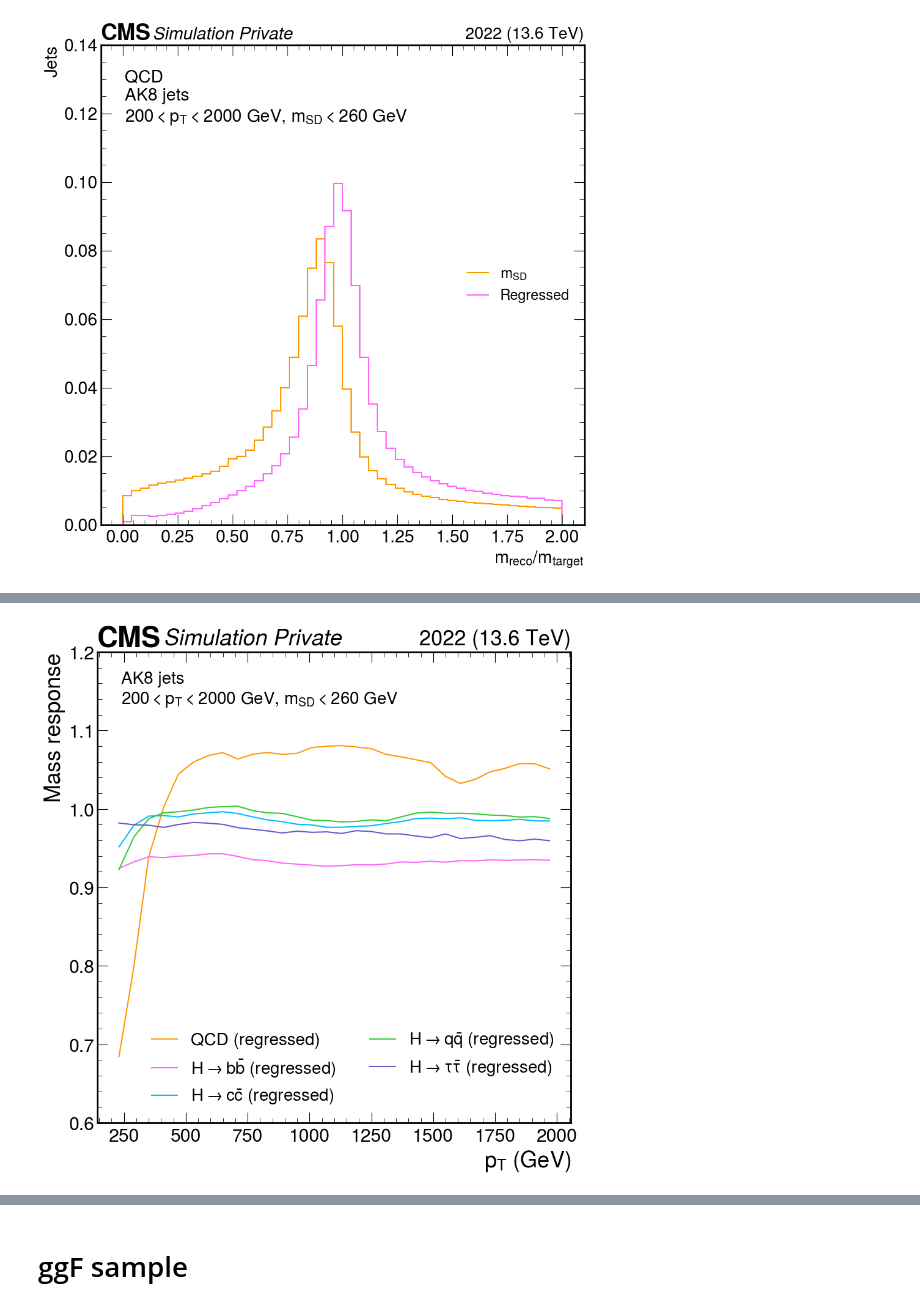
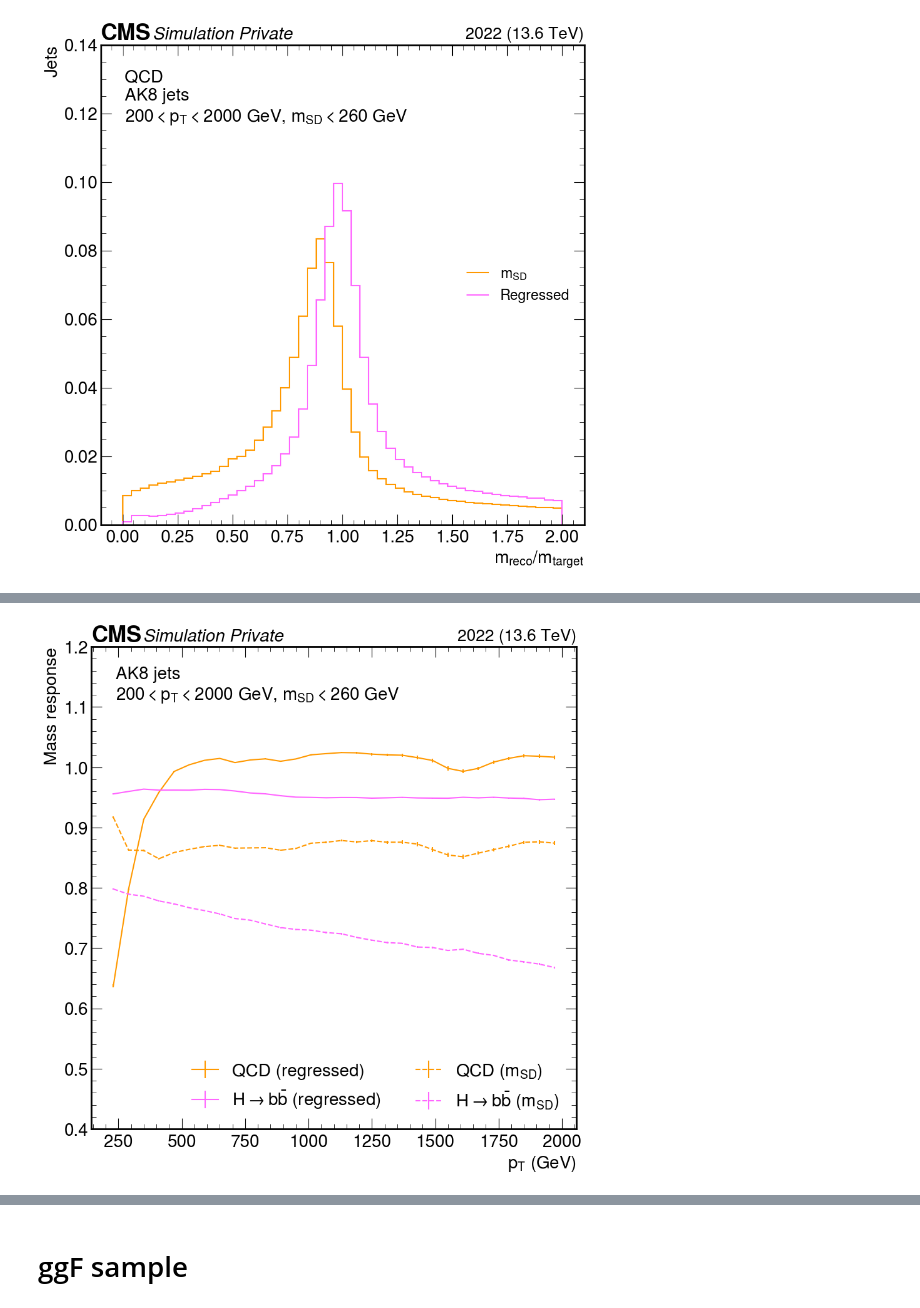
Before and after one commit to alintulu/Run3ScoutingJetTagging, a Jupyter notebook: Evaluation/AK8/massreg/massreg.ipynb, the cells around one changed output, grey strips where cells are left out. Cells and saved outputs as stored; diff of their text form; code cells hidden in the pictures.

```diff
--- a/Evaluation/AK8/massreg/massreg.ipynb
+++ b/Evaluation/AK8/massreg/massreg.ipynb
@@ -263,7 +266,7 @@ for i, _ in enumerate(edges):
 fig, ax = plt.subplots(figsize=(10,10))
 
 from test.jer import (
-    mean,
+    get_median,
 )
 
 colours = {
@@ -278,35 +281,38 @@ colours = {
 samples = {
     "qcd" : "QCD",
     "hbb" : r"$H\rightarrow b\bar{b}$",
-    "hcc" : r"$H\rightarrow c\bar{c}$",
-    "hqq" : r"$H\rightarrow q\bar{q}$",
-    "htautau" : r"$H\rightarrow \tau\bar{\tau}$",
+#     "hcc" : r"$H\rightarrow c\bar{c}$",
+#     "hqq" : r"$H\rightarrow q\bar{q}$",
+#     "htautau" : r"$H\rightarrow \tau\bar{\tau}$",
 }
 
 h = output["h"]
 centers = h.project("target").axes[0].centers
 
-for mass in ["reg"]:
+for mass in ["reg", "msd"]:
     for sample in samples.keys():
 
         centers2 = []
         response = []
+        response_unc = []
         for i, center in enumerate(centers):
 
             h1 = h.project(mass, "cat", "target")[:, hist.loc(sample), i]
             if h1.sum() < 2:
                 continue
-            response.append(mean(h1))
+            median = get_median(h1.axes[0].centers, h1.values(), h1.axes[0].edges, h1.sum())
+            response.append(median[0])
+            response_unc.append(median[1])
             centers2.append(center)
 
-        ax.errorbar(centers2, response,
+        ax.errorbar(centers2, response, yerr=response_unc,
                     label=samples[sample] + (r" ($m_{SD})$" if "msd" in mass else " (regressed)"),
                     color=colours[sample], linestyle="--" if "msd" in mass else "-")
 
 ax.legend(loc="lower right", fontsize=20, ncol=2) #bbox_to_anchor=(1, 0.8),
 ax.set_xlabel(r"$m_{target}$ (GeV)")
 ax.set_ylabel("Mass response")
-ax.set_ylim(0.8, 1.1)
+ax.set_ylim(0.4, 1.1)
 
 label = mplhep.cms.label(ax=ax, data=False, year="2022", com=13.6, label="Private")
 
@@ -321,9 +327,9 @@ coffee = plt.text(0.05, 0.88, "\nAK8 jets\n" + r"$200 < p_T < 2000$ GeV, $m_{SD}
 # %%
 fig, ax = plt.subplots(figsize=(10,10))
 
-def most_prob(h):
-    i = np.argmax(h.values())
-    return h.axes[0].centers[i]
+from test.jer import (
+    get_median,
+)
 
 colours = {
     "black" : "black",
@@ -337,46 +343,49 @@ colours = {
 samples = {
     "qcd" : "QCD",
     "hbb" : r"$H\rightarrow b\bar{b}$",
-    "hcc" : r"$H\rightarrow c\bar{c}$",
-    "hqq" : r"$H\rightarrow q\bar{q}$",
-    "htautau" : r"$H\rightarrow \tau\bar{\tau}$",
+#     "hcc" : r"$H\rightarrow c\bar{c}$",
+#     "hqq" : r"$H\rightarrow q\bar{q}$",
+#     "htautau" : r"$H\rightarrow \tau\bar{\tau}$",
 }
 
 h = output["h"]
 centers = h.project("pt").axes[0].centers
 
-for mass in ["reg"]:
+for mass in ["reg", "msd"]:
     for sample in samples.keys():
 
         centers2 = []
         response = []
+        response_unc = []
         for i, center in enumerate(centers):
 
             h1 = h.project(mass, "cat", "pt")[:, hist.loc(sample), i]
             if h1.sum() < 2:
                 continue
-            response.append(most_prob(h1))
+            median = get_median(h1.axes[0].centers, h1.values(), h1.axes[0].edges, h1.sum())
+            response.append(median[0])
+            response_unc.append(median[1])
             centers2.append(center)
 
-        ax.errorbar(centers2, response,
+        ax.errorbar(centers2, response, yerr=response_unc,
                     label=samples[sample] + (r" ($m_{SD})$" if "msd" in mass else " (regressed)"),
                     color=colours[sample], linestyle="--" if "msd" in mass else "-")
 
 ax.legend(loc="lower right", fontsize=20, ncol=2) #bbox_to_anchor=(1, 0.8),
 ax.set_xlabel(r"$p_T$ (GeV)")
 ax.set_ylabel("Mass response")
-ax.set_ylim(0.6, 1.2)
+ax.set_ylim(0.4, 1.2)
 
 label = mplhep.cms.label(ax=ax, data=False, year="2022", com=13.6, label="Private")
 
 coffee = plt.text(0.05, 0.88, "\nAK8 jets\n" + r"$200 < p_T < 2000$ GeV, $m_{SD} < 260$ GeV",
                   fontsize=20,
                   horizontalalignment='left',
                   verticalalignment='bottom',
                   transform=ax.transAxes,
                  )
 # %% [output]
-[figure, old version]
+[figure, new version]
 # %%
 fig, ax = plt.subplots(figsize=(10,10))
 
```
Also changed, not shown: parts of 17 cells of this notebook, 1 other file.
